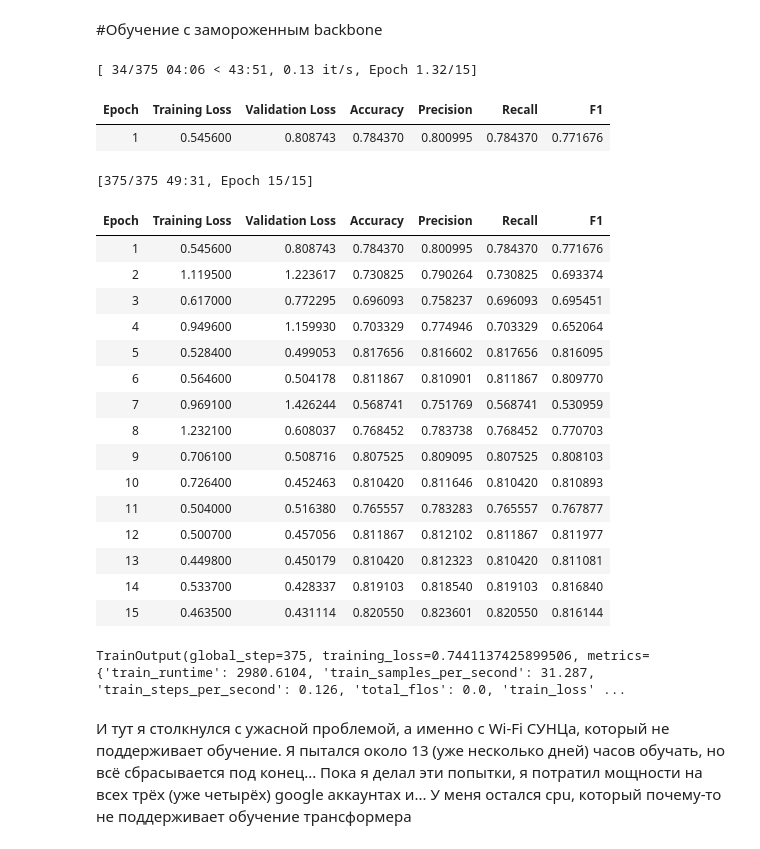
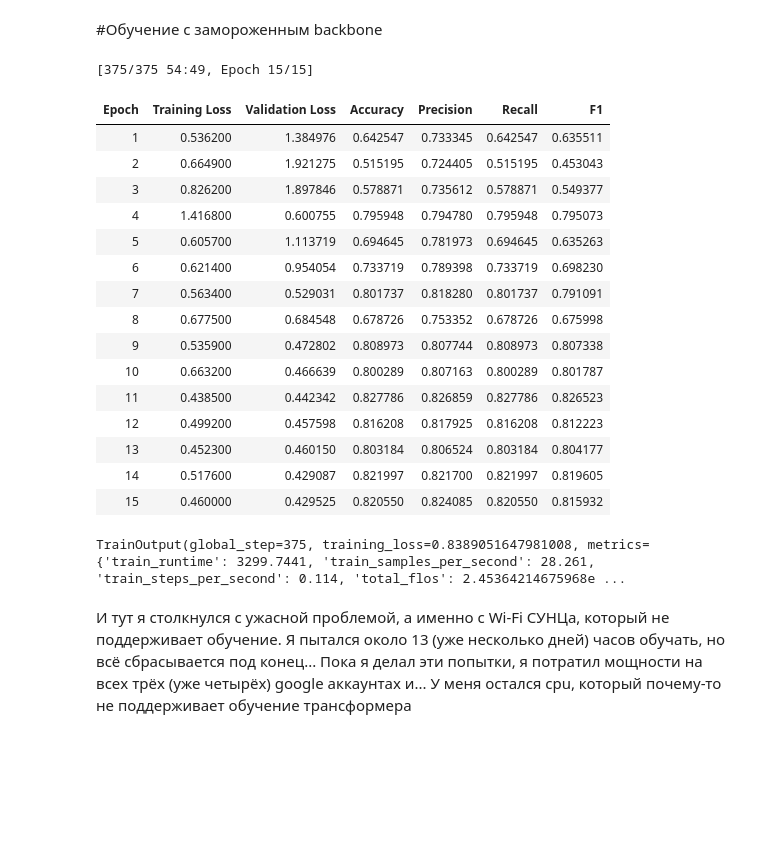
Before and after one commit to ibadjanah/Twitter-classification, a Jupyter notebook: train.ipynb, the cells around one changed output. Drawn from its saved outputs; the diff is of its cells as text; code cells hidden in the pictures; blank space fills up the shorter version.

```diff
--- a/train.ipynb
+++ b/train.ipynb
@@ -225,13 +233,33 @@ DatasetDict({
 # %% [markdown]
 #Модель
 # %%
-class TransformerClassificationModel(nn.Module):
-    def __init__(self, base_transformer_model = ('bert-base-uncased'), num_labels: int = 2):
-        super().__init__()
+from transformers import PreTrainedModel, PretrainedConfig
+from transformers.modeling_outputs import SequenceClassifierOutput
+from transformers import BertModel
+import torch.nn as nn
+
+
+class TransformerConfig(PretrainedConfig):
+    model_type = "transformer_clf"
+
+    def __init__(self, base_transformer_model="bert-base-uncased", num_labels=2, **kwargs):
+        self.base_transformer_model = base_transformer_model
         self.num_labels = num_labels
+        super().__init__(**kwargs)
 
-        self.backbone = BertModel.from_pretrained(base_transformer_model)
-        self.classifier = nn.Linear(self.backbone.config.hidden_size, num_labels)
+class TransformerClassificationModel(PreTrainedModel):
+    config_class = TransformerConfig
+
+    def __init__(self, config):
+        super().__init__(config)
+        self.num_labels = config.num_labels
+        self.backbone = BertModel.from_pretrained(config.base_transformer_model)
+
+        for param in self.backbone.parameters():
+            param.requires_grad = False
+
+
+        self.classifier = nn.Linear(self.backbone.config.hidden_size, config.num_labels)
 
     def forward(
         self,
@@ -308,9 +317,11 @@ metrics_logger = MetricsLogger()
+# %%
+config = TransformerConfig(base_transformer_model="bert-base-uncased", num_labels=2)
+bert = TransformerClassificationModel(config)
 # %%
 import shutil
 dir = '/content/models'
 shutil.rmtree(f'{dir}/Bert', ignore_errors=True)
 model = copy.copy(bert)
-model = freeze_backbone_function(model).to(device)
 
 output_dir=f'{dir}/Bert'
 batch_size = 256
@@ -334,55 +345,51 @@ training_args = TrainingArguments(
     per_device_eval_batch_size=batch_size,
     weight_decay=weight_decay,
     save_total_limit=save_total_limit,
     num_train_epochs=num_epochs,
     remove_unused_columns=remove_unused_columns,
     report_to=report_to,
     logging_steps=logging_steps,
     load_best_model_at_end=True,
     metric_for_best_model=metric_for_best_model,
     save_strategy="epoch"
 )
 
 data_collator = DataCollatorWithPadding(
         tokenizer=tokenizer,
         padding=padding
     )
 
 
 trainer = Trainer(
     model=model,
     args=training_args,
     train_dataset=train["train"],
     eval_dataset=train["test"],
     tokenizer=tokenizer,
     data_collator=data_collator,
-    compute_metrics=compute_metrics,
-    callbacks=[metrics_logger]
+    compute_metrics=compute_metrics
 )
 
 trainer.train()
 # %% [output]
-[ 34/375 04:06 < 43:51, 0.13 it/s, Epoch 1.32/15]
+[375/375 54:49, Epoch 15/15]
 | Epoch | Training Loss | Validation Loss | Accuracy | Precision | Recall | F1 |
-| 1 | 0.545600 | 0.808743 | 0.784370 | 0.800995 | 0.784370 | 0.771676 |
+| 1 | 0.536200 | 1.384976 | 0.642547 | 0.733345 | 0.642547 | 0.635511 |
+| 2 | 0.664900 | 1.921275 | 0.515195 | 0.724405 | 0.515195 | 0.453043 |
+| 3 | 0.826200 | 1.897846 | 0.578871 | 0.735612 | 0.578871 | 0.549377 |
+| 4 | 1.416800 | 0.600755 | 0.795948 | 0.794780 | 0.795948 | 0.795073 |
+| 5 | 0.605700 | 1.113719 | 0.694645 | 0.781973 | 0.694645 | 0.635263 |
+| 6 | 0.621400 | 0.954054 | 0.733719 | 0.789398 | 0.733719 | 0.698230 |
+| 7 | 0.563400 | 0.529031 | 0.801737 | 0.818280 | 0.801737 | 0.791091 |
+| 8 | 0.677500 | 0.684548 | 0.678726 | 0.753352 | 0.678726 | 0.675998 |
+| 9 | 0.535900 | 0.472802 | 0.808973 | 0.807744 | 0.808973 | 0.807338 |
+| 10 | 0.663200 | 0.466639 | 0.800289 | 0.807163 | 0.800289 | 0.801787 |
+| 11 | 0.438500 | 0.442342 | 0.827786 | 0.826859 | 0.827786 | 0.826523 |
+| 12 | 0.499200 | 0.457598 | 0.816208 | 0.817925 | 0.816208 | 0.812223 |
+| 13 | 0.452300 | 0.460150 | 0.803184 | 0.806524 | 0.803184 | 0.804177 |
+| 14 | 0.517600 | 0.429087 | 0.821997 | 0.821700 | 0.821997 | 0.819605 |
+| 15 | 0.460000 | 0.429525 | 0.820550 | 0.824085 | 0.820550 | 0.815932 |
-[375/375 49:31, Epoch 15/15]
+TrainOutput(global_step=375, training_loss=0.8389051647981008, metrics={'train_runtime': 3299.7441, 'train_samples_per_second': 28.261, 'train_steps_per_second': 0.114, 'total_flos': 2.45364214675968e ...
-| Epoch | Training Loss | Validation Loss | Accuracy | Precision | Recall | F1 |
-| 1 | 0.545600 | 0.808743 | 0.784370 | 0.800995 | 0.784370 | 0.771676 |
-| 2 | 1.119500 | 1.223617 | 0.730825 | 0.790264 | 0.730825 | 0.693374 |
-| 3 | 0.617000 | 0.772295 | 0.696093 | 0.758237 | 0.696093 | 0.695451 |
-| 4 | 0.949600 | 1.159930 | 0.703329 | 0.774946 | 0.703329 | 0.652064 |
-| 5 | 0.528400 | 0.499053 | 0.817656 | 0.816602 | 0.817656 | 0.816095 |
-| 6 | 0.564600 | 0.504178 | 0.811867 | 0.810901 | 0.811867 | 0.809770 |
-| 7 | 0.969100 | 1.426244 | 0.568741 | 0.751769 | 0.568741 | 0.530959 |
-| 8 | 1.232100 | 0.608037 | 0.768452 | 0.783738 | 0.768452 | 0.770703 |
-| 9 | 0.706100 | 0.508716 | 0.807525 | 0.809095 | 0.807525 | 0.808103 |
-| 10 | 0.726400 | 0.452463 | 0.810420 | 0.811646 | 0.810420 | 0.810893 |
-| 11 | 0.504000 | 0.516380 | 0.765557 | 0.783283 | 0.765557 | 0.767877 |
-| 12 | 0.500700 | 0.457056 | 0.811867 | 0.812102 | 0.811867 | 0.811977 |
-| 13 | 0.449800 | 0.450179 | 0.810420 | 0.812323 | 0.810420 | 0.811081 |
-| 14 | 0.533700 | 0.428337 | 0.819103 | 0.818540 | 0.819103 | 0.816840 |
-| 15 | 0.463500 | 0.431114 | 0.820550 | 0.823601 | 0.820550 | 0.816144 |
-TrainOutput(global_step=375, training_loss=0.7441137425899506, metrics={'train_runtime': 2980.6104, 'train_samples_per_second': 31.287, 'train_steps_per_second': 0.126, 'total_flos': 0.0, 'train_loss' ...
 # %% [markdown]
 И тут я столкнулся с ужасной проблемой, а именно с Wi-Fi СУНЦа, который не поддерживает обучение. Я пытался около 13 (уже несколько дней) часов обучать, но всё сбрасывается под конец... Пока я делал эти попытки, я потратил мощности на всех трёх (уже четырёх) google аккаунтах и... У меня остался cpu, который почему-то не поддерживает обучение трансформера
 # %% [markdown]
```
Also changed, not shown: parts of 17 cells of this notebook.
